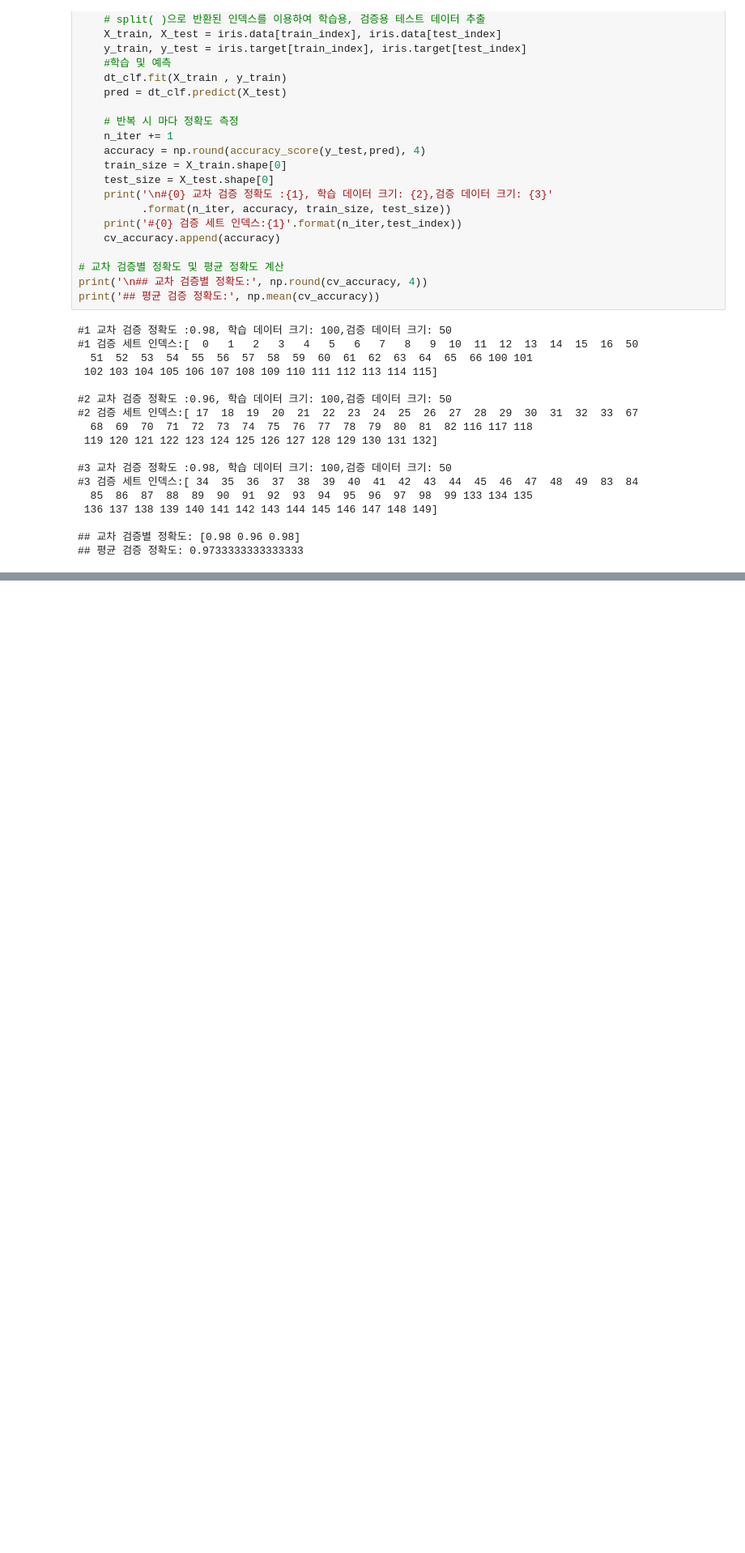
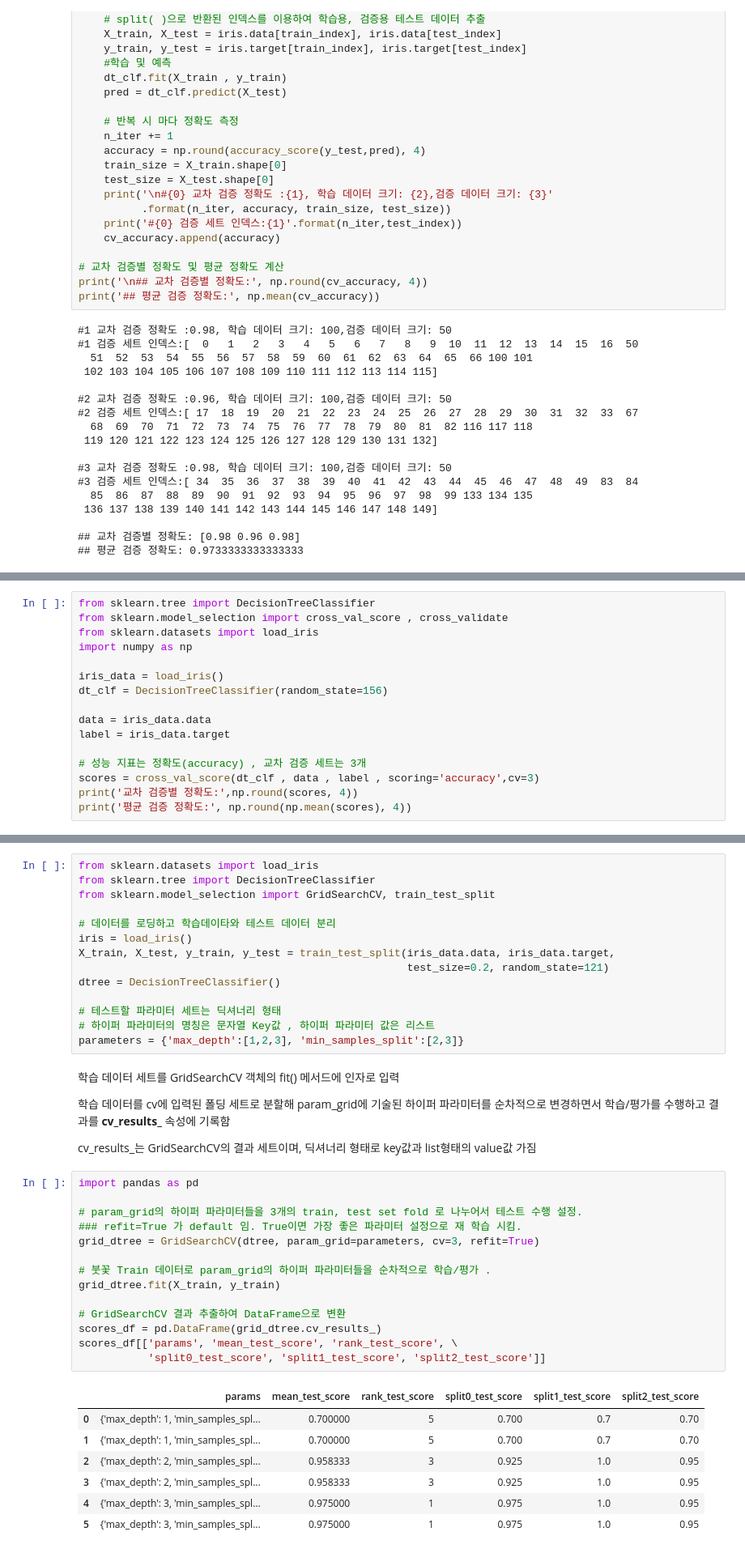
Before and after one commit to statice00/TIL, a Jupyter notebook: python_basic/Machine_Learning/MachineLearning_03_ScikitLearn_ModelSelection_CrossValidation.ipynb, the cells around one changed output, grey strips where cells are left out. Shown: that part at 81% size. Drawn from its saved outputs; the diff is of its cells as text; blank space fills up the shorter version.

Commit message:
교차 검증 K폴드, Stratified K폴드, cross_val_score, GridSearchCV

```diff
--- a/python_basic/Machine_Learning/MachineLearning_03_ScikitLearn_ModelSelection_CrossValidation.ipynb
+++ b/python_basic/Machine_Learning/MachineLearning_03_ScikitLearn_ModelSelection_CrossValidation.ipynb
@@ -452,0 +427,16 @@ array([0.94736842, 1.        , 0.94594595])
+# %%
+from sklearn.tree import DecisionTreeClassifier
+from sklearn.model_selection import cross_val_score , cross_validate
+from sklearn.datasets import load_iris
+import numpy as np
+
+iris_data = load_iris()
+dt_clf = DecisionTreeClassifier(random_state=156)
+
+data = iris_data.data
+label = iris_data.target
+
+# 성능 지표는 정확도(accuracy) , 교차 검증 세트는 3개
+scores = cross_val_score(dt_clf , data , label , scoring='accuracy',cv=3)
+print('교차 검증별 정확도:',np.round(scores, 4))
+print('평균 검증 정확도:', np.round(np.mean(scores), 4))
@@ -452,0 +483,42 @@ array([0.94736842, 1.        , 0.94594595])
+# %%
+from sklearn.datasets import load_iris
+from sklearn.tree import DecisionTreeClassifier
+from sklearn.model_selection import GridSearchCV, train_test_split
+
+# 데이터를 로딩하고 학습데이타와 테스트 데이터 분리
+iris = load_iris()
+X_train, X_test, y_train, y_test = train_test_split(iris_data.data, iris_data.target,
+                                                    test_size=0.2, random_state=121)
+dtree = DecisionTreeClassifier()
+
+# 테스트할 파라미터 세트는 딕셔너리 형태
+# 하이퍼 파라미터의 명칭은 문자열 Key값 , 하이퍼 파라미터 값은 리스트
+parameters = {'max_depth':[1,2,3], 'min_samples_split':[2,3]}
+# %% [markdown]
+학습 데이터 세트를 GridSearchCV 객체의 fit() 메서드에 인자로 입력
+
+학습 데이터를 cv에 입력된 폴딩 세트로 분할해 param_grid에 기술된 하이퍼 파라미터를 순차적으로 변경하면서 학습/평가를 수행하고 결과를 **cv_results_** 속성에 기록함
+
+cv_results_는 GridSearchCV의 결과 세트이며, 딕셔너리 형태로 key값과 list형태의 value값 가짐
+# %%
+import pandas as pd
+
+# param_grid의 하이퍼 파라미터들을 3개의 train, test set fold 로 나누어서 테스트 수행 설정.
+### refit=True 가 default 임. True이면 가장 좋은 파라미터 설정으로 재 학습 시킴.
+grid_dtree = GridSearchCV(dtree, param_grid=parameters, cv=3, refit=True)
+
+# 붓꽃 Train 데이터로 param_grid의 하이퍼 파라미터들을 순차적으로 학습/평가 .
+grid_dtree.fit(X_train, y_train)
+
+# GridSearchCV 결과 추출하여 DataFrame으로 변환
+scores_df = pd.DataFrame(grid_dtree.cv_results_)
+scores_df[['params', 'mean_test_score', 'rank_test_score', \
+           'split0_test_score', 'split1_test_score', 'split2_test_score']]
+# %% [output]
+|  | params | mean_test_score | rank_test_score | split0_test_score | split1_test_score | split2_test_score |
+| 0 | {'max_depth': 1, 'min_samples_spl... | 0.700000 | 5 | 0.700 | 0.7 | 0.70 |
+| 1 | {'max_depth': 1, 'min_samples_spl... | 0.700000 | 5 | 0.700 | 0.7 | 0.70 |
+| 2 | {'max_depth': 2, 'min_samples_spl... | 0.958333 | 3 | 0.925 | 1.0 | 0.95 |
+| 3 | {'max_depth': 2, 'min_samples_spl... | 0.958333 | 3 | 0.925 | 1.0 | 0.95 |
+| 4 | {'max_depth': 3, 'min_samples_spl... | 0.975000 | 1 | 0.975 | 1.0 | 0.95 |
+| 5 | {'max_depth': 3, 'min_samples_spl... | 0.975000 | 1 | 0.975 | 1.0 | 0.95 |
```
Also changed, not shown: parts of 16 cells of this notebook.
